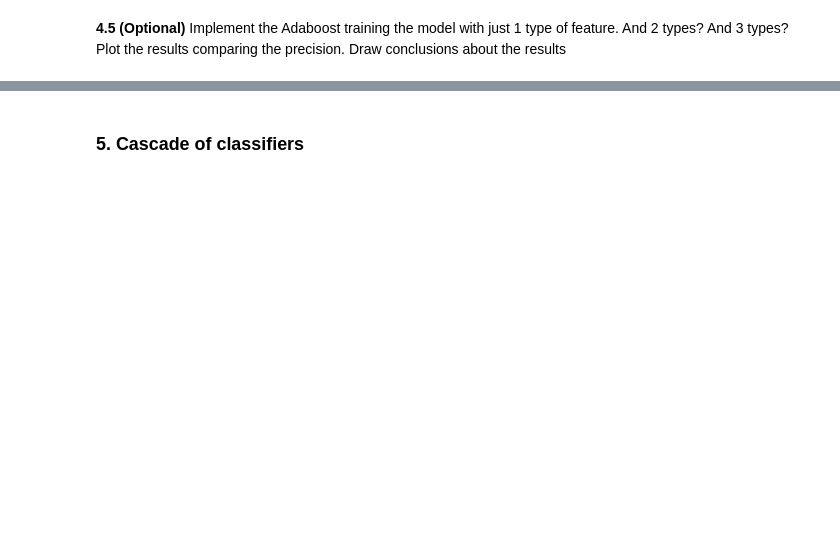
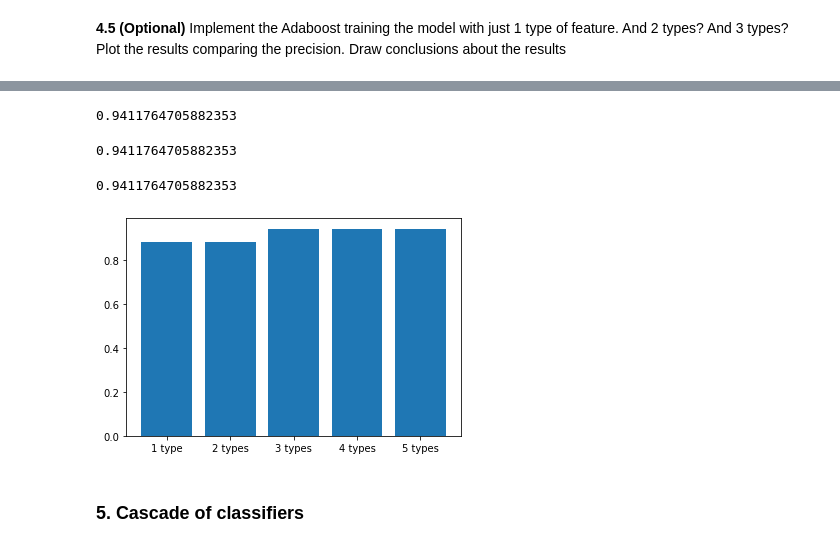
Before and after one commit to PauSolerValades/VA, a Jupyter notebook: Practica6/P6-Part1/P6-Part1.ipynb, the cells around one changed output, grey strips where cells are left out. Saved outputs shown, nothing was run; the diff lists cells and outputs as text; code cells hidden in the pictures; blank space fills up the shorter version.

```diff
--- a/Practica6/P6-Part1/P6-Part1.ipynb
+++ b/Practica6/P6-Part1/P6-Part1.ipynb
@@ -324,0 +377,2 @@ ada2.score(X_test, y_test)
+# %%
+scores = []
@@ -325,3 +417,68 @@ ada2.score(X_test, y_test)
+# %%
+feature_types = ['type-2-x', 'type-2-y','type-3-x']
+
+features_faces = [extract_feature_image(i, feature_types) for i in face_images]
+non_features_faces = [extract_feature_image(i, feature_types) for i in non_face_images]
+
+X = np.array(features_faces + non_features_faces)
+y = np.concatenate((np.ones(len(features_faces)) , np.zeros(len(non_features_faces))))
+
+X_train, X_test, y_train, y_test = train_test_split(X, y)
+
+ada3 = AdaBoostClassifier(n_estimators=50, learning_rate=1.0)
+ada3.fit(X_train, y_train)
+
+score = ada3.score(X_test, y_test)
+scores.append(score)
+print(score)
+# %% [output]
+0.9411764705882353
+# %%
+feature_types = ['type-2-x', 'type-2-y','type-3-x','type-3-y',]
+
+features_faces = [extract_feature_image(i, feature_types) for i in face_images]
+non_features_faces = [extract_feature_image(i, feature_types) for i in non_face_images]
+
+X = np.array(features_faces + non_features_faces)
+y = np.concatenate((np.ones(len(features_faces)) , np.zeros(len(non_features_faces))))
+
+X_train, X_test, y_train, y_test = train_test_split(X, y)
+
+ada4 = AdaBoostClassifier(n_estimators=50, learning_rate=1.0)
+ada4.fit(X_train, y_train)
+
+score = ada4.score(X_test, y_test)
+scores.append(score)
+print(score)
+# %% [output]
+0.9411764705882353
+# %%
+feature_types = ['type-2-x', 'type-2-y',
+                 'type-3-x', 'type-3-y',
+                 'type-4']
+
+features_faces = [extract_feature_image(i, feature_types) for i in face_images]
+non_features_faces = [extract_feature_image(i, feature_types) for i in non_face_images]
+
+X = np.array(features_faces + non_features_faces)
+y = np.concatenate((np.ones(len(features_faces)) , np.zeros(len(non_features_faces))))
+
+X_train, X_test, y_train, y_test = train_test_split(X, y)
+
+ada5 = AdaBoostClassifier(n_estimators=50, learning_rate=1.0)
+ada5.fit(X_train, y_train)
+
+score = ada5.score(X_test, y_test)
+scores.append(score)
+print(score)
+# %% [output]
+0.9411764705882353
+# %%
+num_types = ["1 type", "2 types", "3 types", "4 types", "5 types"]
+plt.bar(num_types, scores)
+plt.show()
+# %% [output]
+[figure, added]
 # %% [markdown]
 ### 5. Cascade of classifiers
 # %% [markdown]
```
Also changed, not shown: parts of 20 cells of this notebook, 2 other files.
